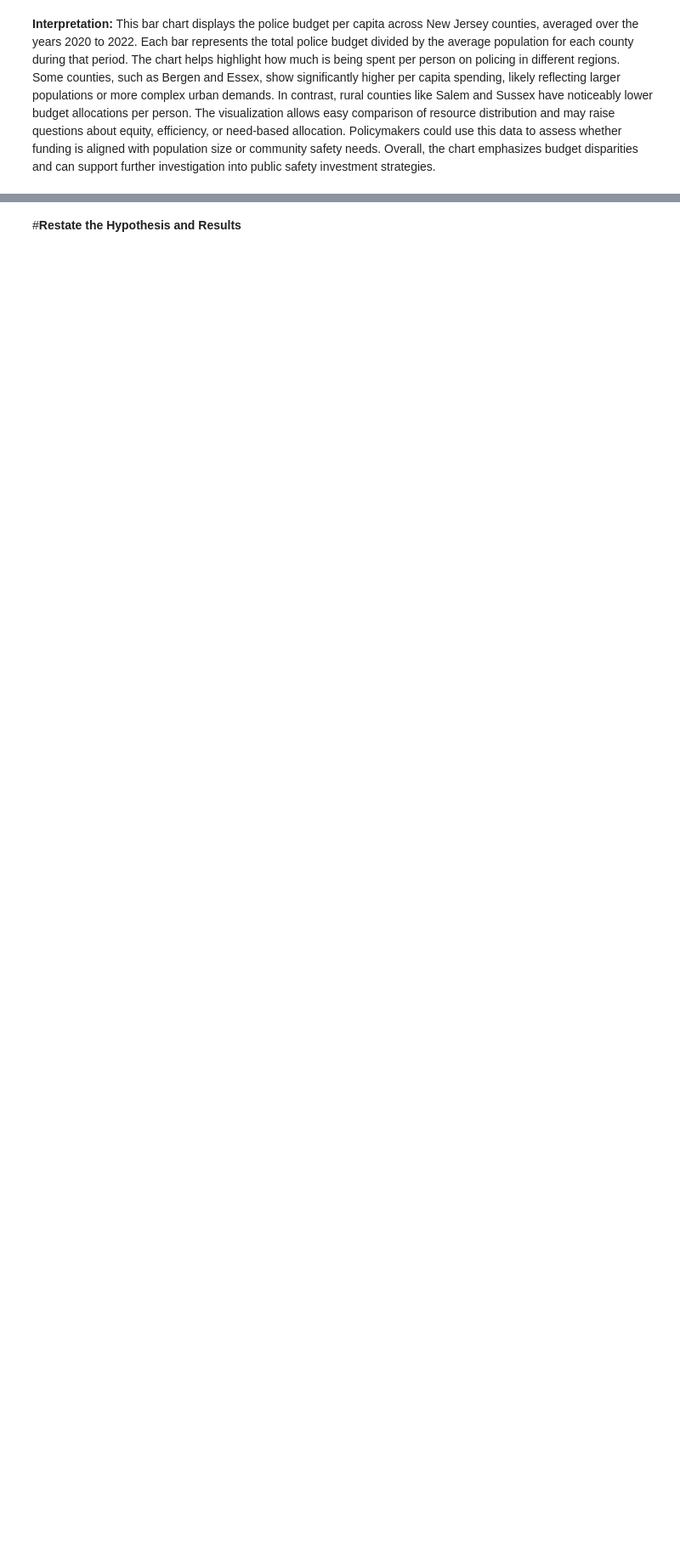
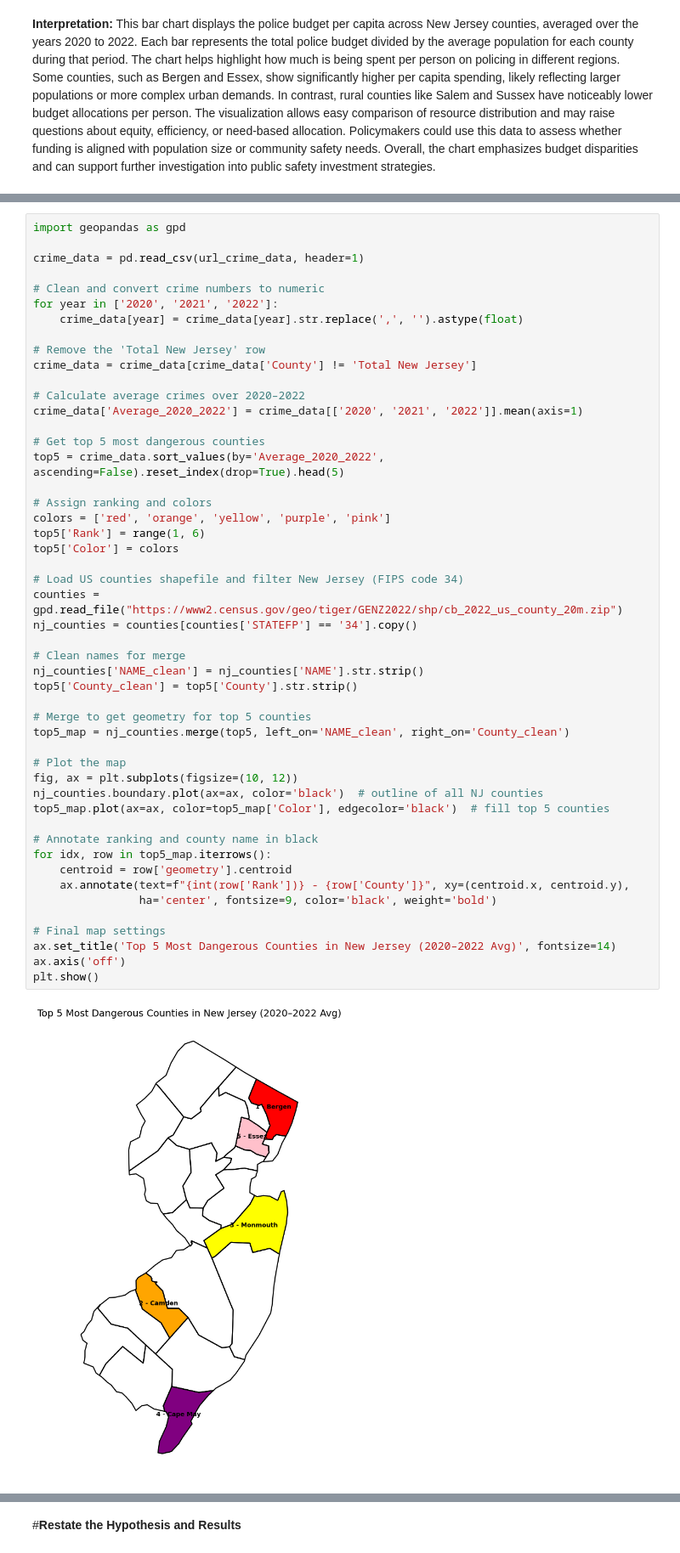
Before and after one commit to erikaguiracocha/Data-Visualization-2025, a Jupyter notebook: Ps5erikaguiracocga.ipynb, the cells around one changed output, grey strips where cells are left out. Shown at 85% size. Saved outputs shown, nothing was run; the diff lists cells and outputs as text; blank space fills up the shorter version.

```diff
--- a/Ps5erikaguiracocga.ipynb
+++ b/Ps5erikaguiracocga.ipynb
@@ -662,0 +543,51 @@ Name: REGION, dtype: object
+# %%
+import geopandas as gpd
+
+crime_data = pd.read_csv(url_crime_data, header=1)
+
+# Clean and convert crime numbers to numeric
+for year in ['2020', '2021', '2022']:
+    crime_data[year] = crime_data[year].str.replace(',', '').astype(float)
+
+# Remove the 'Total New Jersey' row
+crime_data = crime_data[crime_data['County'] != 'Total New Jersey']
+
+# Calculate average crimes over 2020–2022
+crime_data['Average_2020_2022'] = crime_data[['2020', '2021', '2022']].mean(axis=1)
+
+# Get top 5 most dangerous counties
+top5 = crime_data.sort_values(by='Average_2020_2022', ascending=False).reset_index(drop=True).head(5)
+
+# Assign ranking and colors
+colors = ['red', 'orange', 'yellow', 'purple', 'pink']
+top5['Rank'] = range(1, 6)
+top5['Color'] = colors
+
+# Load US counties shapefile and filter New Jersey (FIPS code 34)
+counties = gpd.read_file("https://www2.census.gov/geo/tiger/GENZ2022/shp/cb_2022_us_county_20m.zip")
+nj_counties = counties[counties['STATEFP'] == '34'].copy()
+
+# Clean names for merge
+nj_counties['NAME_clean'] = nj_counties['NAME'].str.strip()
+top5['County_clean'] = top5['County'].str.strip()
+
+# Merge to get geometry for top 5 counties
+top5_map = nj_counties.merge(top5, left_on='NAME_clean', right_on='County_clean')
+
+# Plot the map
+fig, ax = plt.subplots(figsize=(10, 12))
+nj_counties.boundary.plot(ax=ax, color='black')  # outline of all NJ counties
+top5_map.plot(ax=ax, color=top5_map['Color'], edgecolor='black')  # fill top 5 counties
+
+# Annotate ranking and county name in black
+for idx, row in top5_map.iterrows():
+    centroid = row['geometry'].centroid
+    ax.annotate(text=f"{int(row['Rank'])} - {row['County']}", xy=(centroid.x, centroid.y),
+                ha='center', fontsize=9, color='black', weight='bold')
+
+# Final map settings
+ax.set_title('Top 5 Most Dangerous Counties in New Jersey (2020–2022 Avg)', fontsize=14)
+ax.axis('off')
+plt.show()
+# %% [output]
+[figure, added]
```
Also changed, not shown: parts of 13 cells of this notebook.
